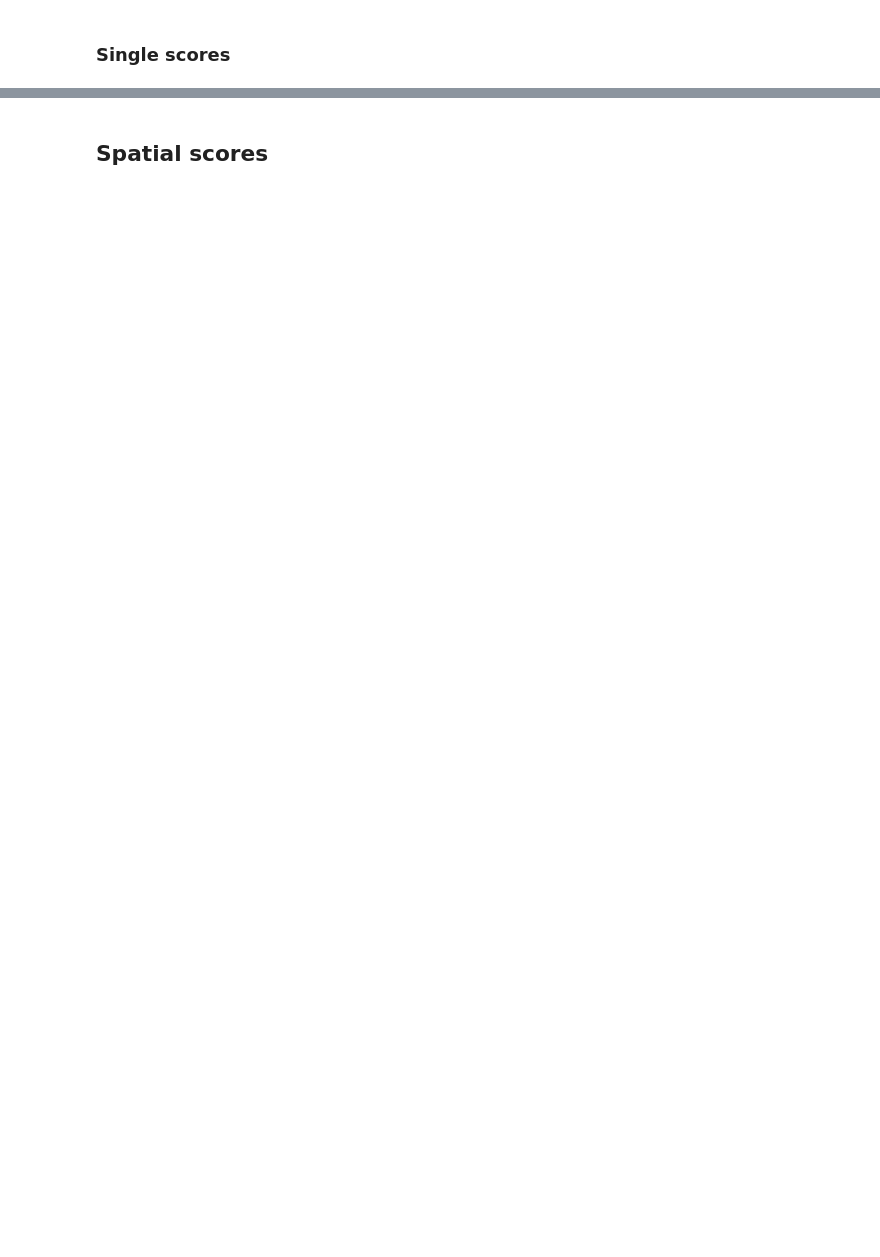
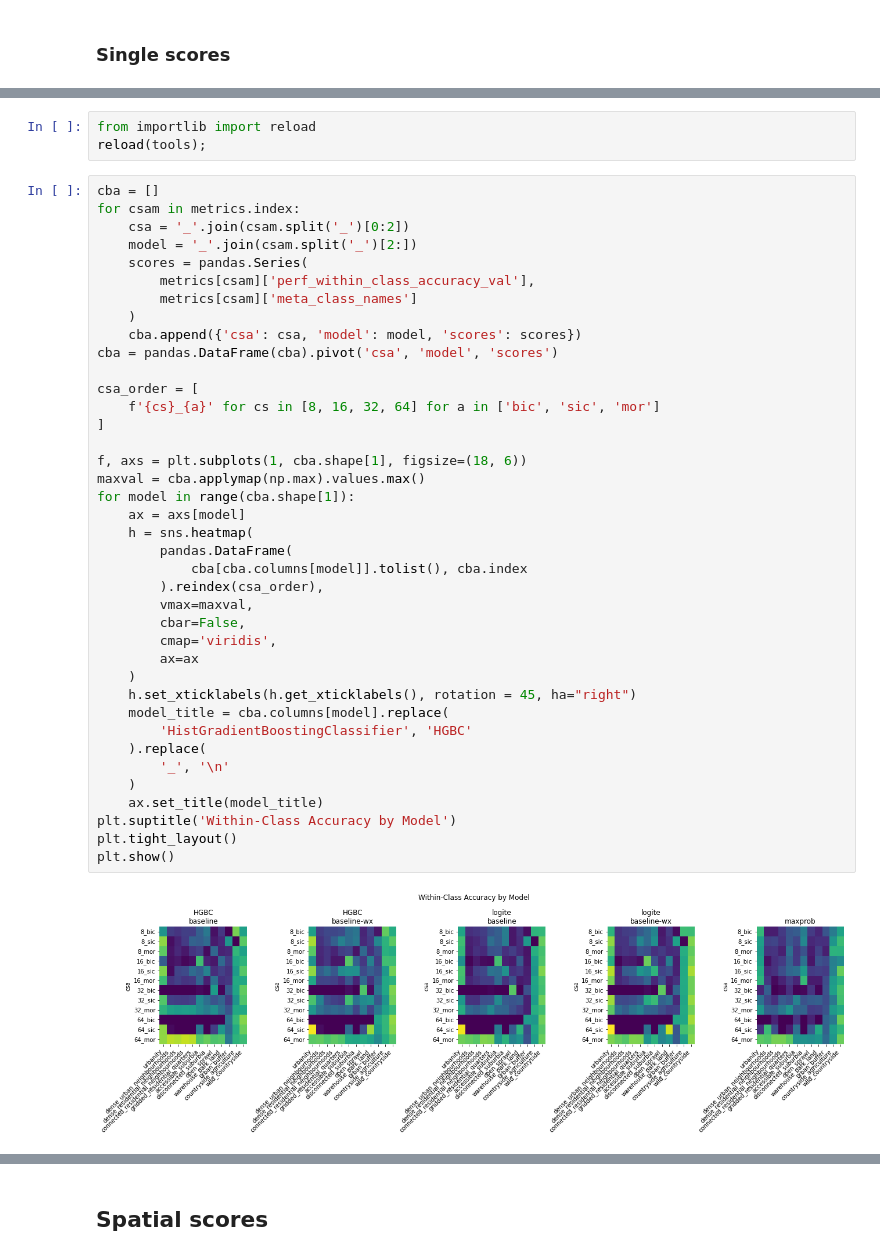
Before and after one commit to urbangrammarai/signature_ai, a Jupyter notebook: ai_experiments/production_model_performance.ipynb, the cells around one changed output, grey strips where cells are left out. Cells and saved outputs as stored; diff of their text form; blank space fills up the shorter version.

```diff
--- a/ai_experiments/production_model_performance.ipynb
+++ b/ai_experiments/production_model_performance.ipynb
@@ -163,0 +268,44 @@ for score in global_scores:
+# %%
+from importlib import reload
+reload(tools);
+# %%
+cba = []
+for csam in metrics.index:
+    csa = '_'.join(csam.split('_')[0:2])
+    model = '_'.join(csam.split('_')[2:])
+    scores = pandas.Series(
+        metrics[csam]['perf_within_class_accuracy_val'],
+        metrics[csam]['meta_class_names']
+    )
+    cba.append({'csa': csa, 'model': model, 'scores': scores})
+cba = pandas.DataFrame(cba).pivot('csa', 'model', 'scores')
+
+csa_order = [
+    f'{cs}_{a}' for cs in [8, 16, 32, 64] for a in ['bic', 'sic', 'mor']
+]
+
+f, axs = plt.subplots(1, cba.shape[1], figsize=(18, 6))
+maxval = cba.applymap(np.max).values.max()
+for model in range(cba.shape[1]):
+    ax = axs[model]
+    h = sns.heatmap(
+        pandas.DataFrame(
+            cba[cba.columns[model]].tolist(), cba.index
+        ).reindex(csa_order),
+        vmax=maxval,
+        cbar=False,
+        cmap='viridis',
+        ax=ax
+    )
+    h.set_xticklabels(h.get_xticklabels(), rotation = 45, ha="right")
+    model_title = cba.columns[model].replace(
+        'HistGradientBoostingClassifier', 'HGBC'
+    ).replace(
+        '_', '\n'
+    )
+    ax.set_title(model_title)
+plt.suptitle('Within-Class Accuracy by Model')
+plt.tight_layout()
+plt.show()
+# %% [output]
+[figure, added]
```
Also changed, not shown: parts of 24 cells of this notebook, 4 other files.
